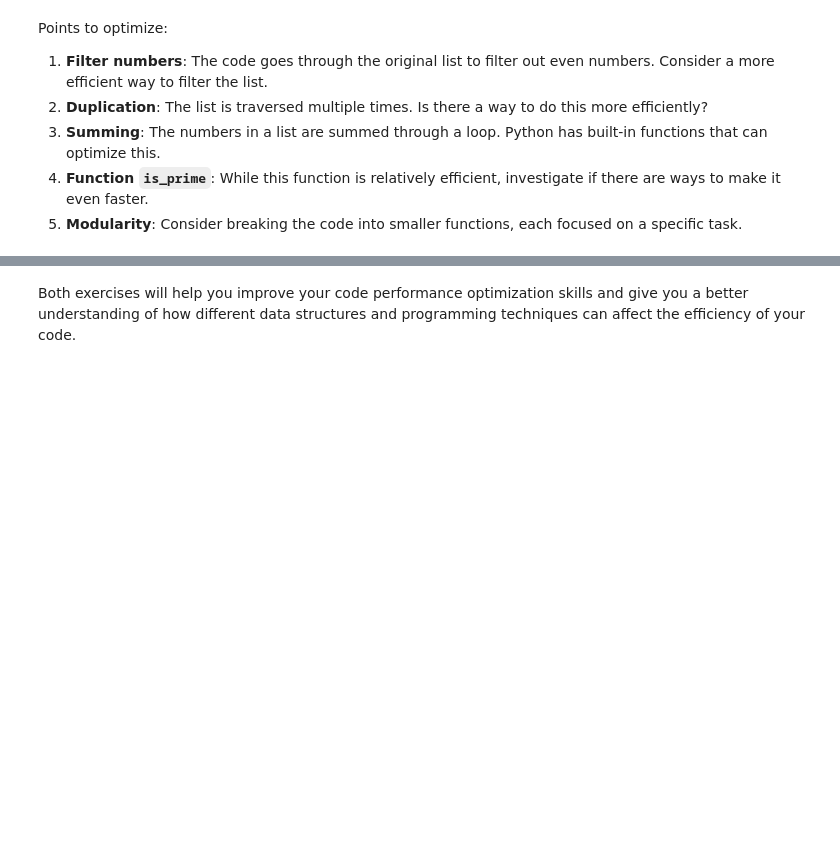
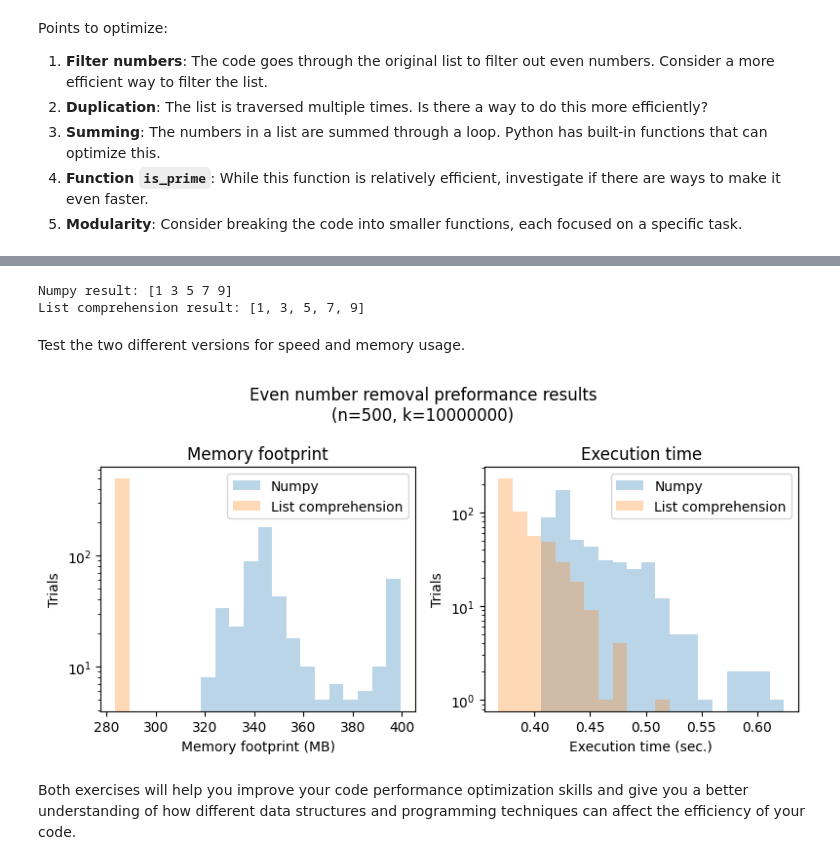
Before and after one commit to 4GeeksAcademy/gperdrizet-algorithm-optimization-project-machine-learning, a Jupyter notebook: notebook/problems.ipynb, the cells around one changed output, grey strips where cells are left out. Cells and saved outputs as stored; diff of their text form; code cells hidden in the pictures; blank space fills up the shorter version.

Commit message:
Finished testing even number removal implementations.

```diff
--- a/notebook/problems.ipynb
+++ b/notebook/problems.ipynb
@@ -142,2 +150,26 @@ Points to optimize:
 # %%
-# TODO
+# Two possible functions to remove even numbers, one that uses
+# Numpy and one the uses a list comprehension.
+
+def numpy_remove_evens(nums: list) -> list:
+    '''Removes even numbers from list using np.where.'''
+
+    nums=np.array(nums)
+
+    return nums[nums % 2 != 0]
+
+
+def list_comp_remove_evens(nums: list) -> list:
+    '''Removes even numbers from list using list comprehension.'''
+
+    return [x for x in nums if x % 2 !=0]
+
+
+nums=[1, 2, 3, 4, 5, 6, 7, 8, 9, 10]
+print(f'Numpy result: {numpy_remove_evens(nums)}')
+print(f'List comprehension result: {list_comp_remove_evens(nums)}')
+# %% [output]
+Numpy result: [1 3 5 7 9]
+List comprehension result: [1, 3, 5, 7, 9]
+# %% [markdown]
+Test the two different versions for speed and memory usage.
@@ -144,2 +197,55 @@ Points to optimize:
+# %%
+# Run execution time test with n replicates of k numbers each
+numpy_execution_time=[]
+list_comprehension_execution_time=[]
+
+# Collet n speed measurments with different random lists
+for trial in range(n):
+
+    # Generate some random integers for this trial
+    random_list=random.choices(list(range(0,100)), k=k)
+
+    # Test numpy version
+    start=time.time()
+    numpy_remove_evens(random_list)
+    numpy_execution_time.append(time.time() - start)
+
+    # Test list comprehension version
+    start=time.time()
+    list_comp_remove_evens(random_list)
+    list_comprehension_execution_time.append(time.time() - start)
+# %%
+# Plot the results
+import matplotlib.pyplot as plt
+
+fig, axs=plt.subplots(1, 2, figsize=(8, 4))
+axs=axs.flatten()
+
+fig.suptitle(f'Even number removal preformance results\n(n={n}, k={k})')
+
+_, memory_bins=np.histogram(numpy_memory_use + list_comprehension_memory_use, bins=20)
+
+axs[0].set_title('Memory footprint')
+axs[0].hist(numpy_memory_use, bins=memory_bins, alpha=0.3, label='Numpy')
+axs[0].hist(list_comprehension_memory_use, bins=memory_bins, alpha=0.3, label='List comprehension')
+axs[0].set_xlabel('Memory footprint (MB)')
+axs[0].set_ylabel('Trials')
+axs[0].set_yscale('log')
+axs[0].legend(loc='best')
+
+_, time_bins=np.histogram(numpy_execution_time + list_comprehension_execution_time, bins=20)
+
+axs[1].set_title('Execution time')
+axs[1].hist(numpy_execution_time, bins=time_bins, alpha=0.3, label='Numpy')
+axs[1].hist(list_comprehension_execution_time, bins=time_bins, alpha=0.3, label='List comprehension')
+axs[1].set_xlabel('Execution time (sec.)')
+axs[1].set_ylabel('Trials')
+axs[1].set_yscale('log')
+axs[1].legend(loc='best')
+
+plt.tight_layout()
+plt.show()
+# %% [output]
+[figure, added]
 # %% [markdown]
 Both exercises will help you improve your code performance optimization skills and give you a better understanding of how different data structures and programming techniques can affect the efficiency of your code.
```
Also changed, not shown: parts of 6 cells of this notebook.
